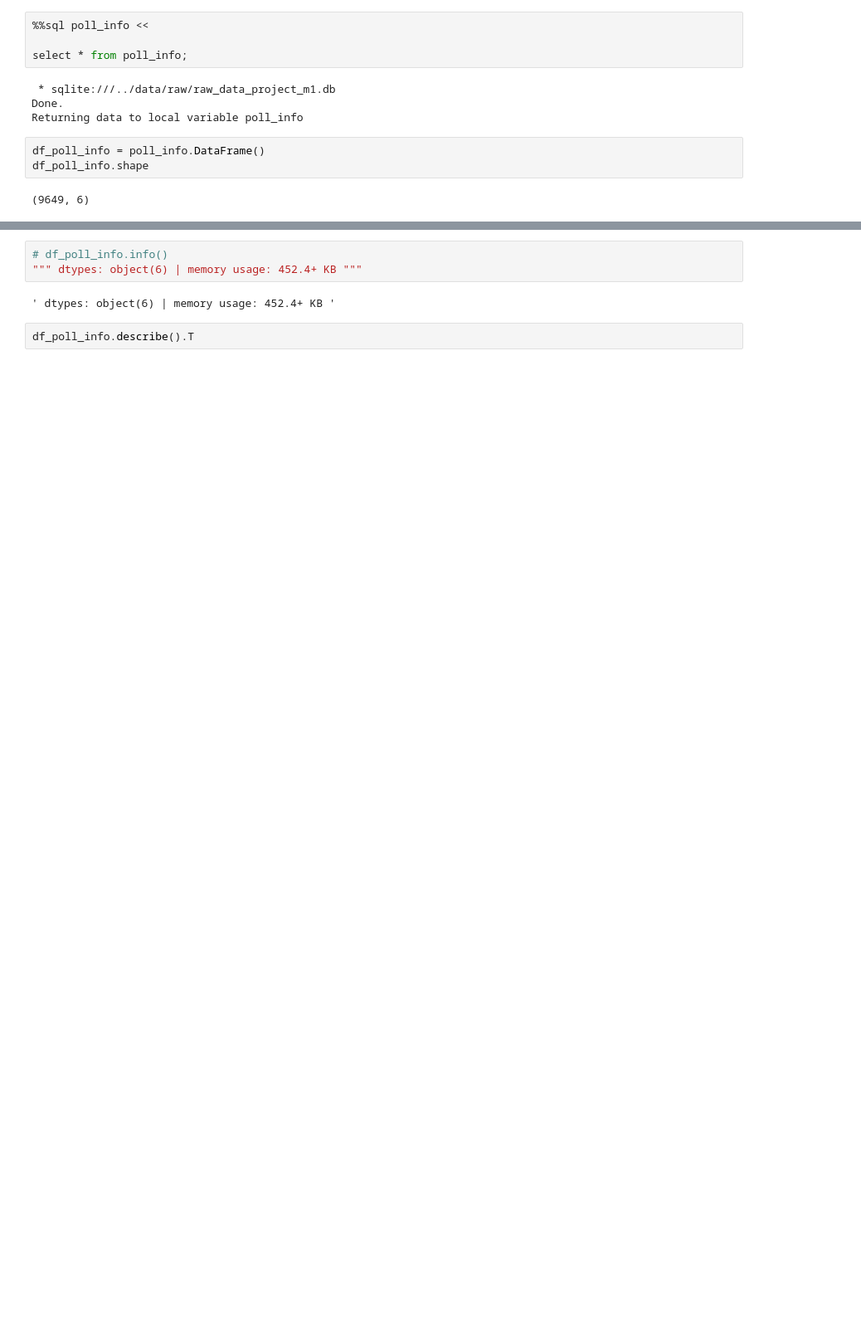
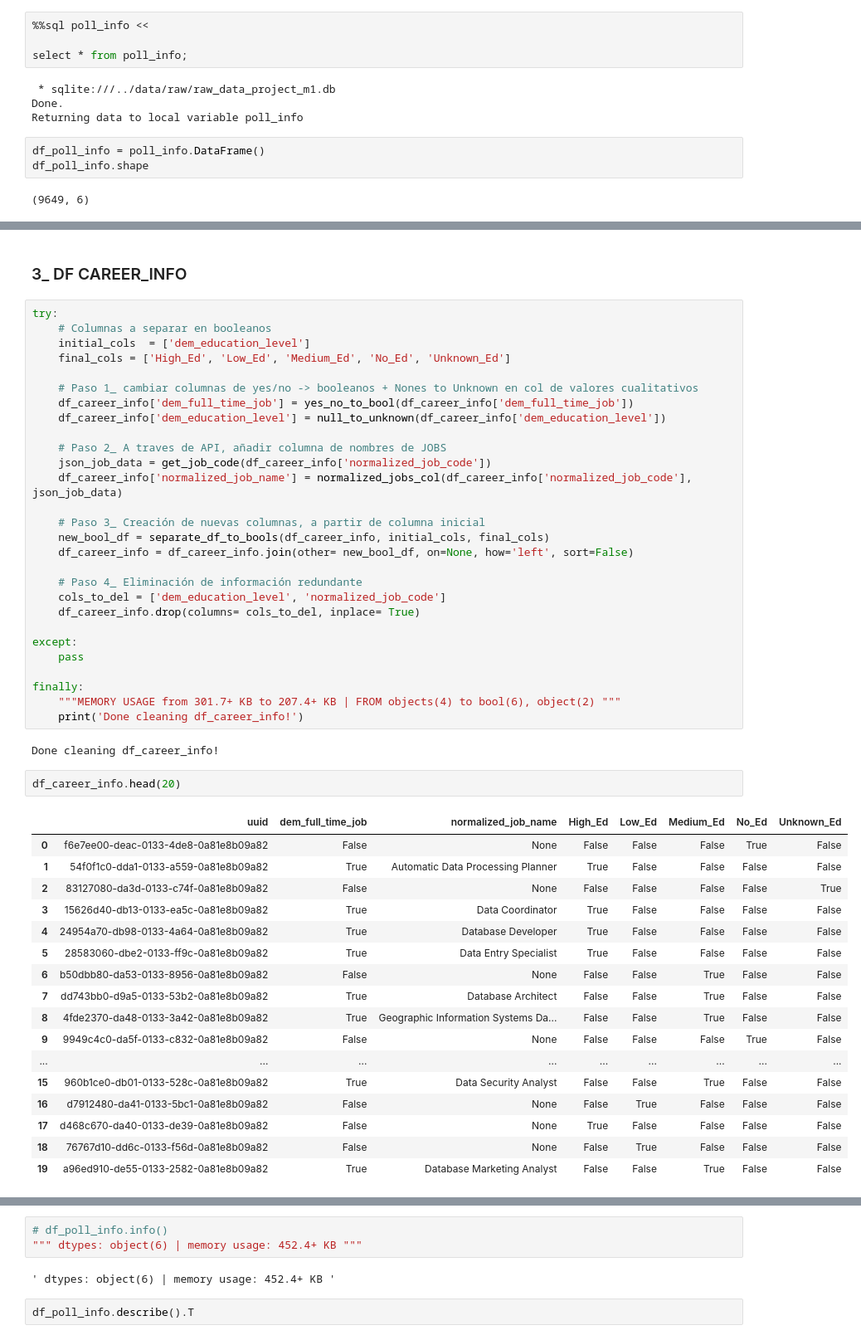
Before and after one commit to LAMDAMielgo/European_DataJobs_Poll, a Jupyter notebook: notebooks/acquisition.ipynb, the cells around one changed output, grey strips where cells are left out. Shown: that part at 83% size. Saved outputs shown, nothing was run; the diff lists cells and outputs as text; blank space fills up the shorter version.

```diff
--- a/notebooks/acquisition.ipynb
+++ b/notebooks/acquisition.ipynb
@@ -328,0 +434,52 @@ df_poll_info.shape
+# %% [markdown]
+### 3_ DF CAREER_INFO
+# %%
+try:
+    # Columnas a separar en booleanos
+    initial_cols  = ['dem_education_level']
+    final_cols = ['High_Ed', 'Low_Ed', 'Medium_Ed', 'No_Ed', 'Unknown_Ed']
+
+    # Paso 1_ cambiar columnas de yes/no -> booleanos + Nones to Unknown en col de valores cualitativos
+    df_career_info['dem_full_time_job'] = yes_no_to_bool(df_career_info['dem_full_time_job'])
+    df_career_info['dem_education_level'] = null_to_unknown(df_career_info['dem_education_level'])
+
+    # Paso 2_ A traves de API, añadir columna de nombres de JOBS
+    json_job_data = get_job_code(df_career_info['normalized_job_code'])
+    df_career_info['normalized_job_name'] = normalized_jobs_col(df_career_info['normalized_job_code'], json_job_data)
+
+    # Paso 3_ Creación de nuevas columnas, a partir de columna inicial
+    new_bool_df = separate_df_to_bools(df_career_info, initial_cols, final_cols)
+    df_career_info = df_career_info.join(other= new_bool_df, on=None, how='left', sort=False)
+
+    # Paso 4_ Eliminación de información redundante
+    cols_to_del = ['dem_education_level', 'normalized_job_code']
+    df_career_info.drop(columns= cols_to_del, inplace= True)
+
+except:
+    pass
+
+finally:
+    """MEMORY USAGE from 301.7+ KB to 207.4+ KB | FROM objects(4) to bool(6), object(2) """
+    print('Done cleaning df_career_info!')
+# %% [output]
+Done cleaning df_career_info!
+# %%
+df_career_info.head(20)
+# %% [output]
+|  | uuid | dem_full_time_job | normalized_job_name | High_Ed | Low_Ed | Medium_Ed | No_Ed | Unknown_Ed |
+| 0 | f6e7ee00-deac-0133-4de8-0a81e8b09a82 | False | None | False | False | False | True | False |
+| 1 | 54f0f1c0-dda1-0133-a559-0a81e8b09a82 | True | Automatic Data Processing Planner | True | False | False | False | False |
+| 2 | 83127080-da3d-0133-c74f-0a81e8b09a82 | False | None | False | False | False | False | True |
+| 3 | 15626d40-db13-0133-ea5c-0a81e8b09a82 | True | Data Coordinator | True | False | False | False | False |
+| 4 | 24954a70-db98-0133-4a64-0a81e8b09a82 | True | Database Developer | True | False | False | False | False |
+| 5 | 28583060-dbe2-0133-ff9c-0a81e8b09a82 | True | Data Entry Specialist | True | False | False | False | False |
+| 6 | b50dbb80-da53-0133-8956-0a81e8b09a82 | False | None | False | False | True | False | False |
+| 7 | dd743bb0-d9a5-0133-53b2-0a81e8b09a82 | True | Database Architect | False | False | True | False | False |
+| 8 | 4fde2370-da48-0133-3a42-0a81e8b09a82 | True | Geographic Information Systems Da... | False | False | True | False | False |
+| 9 | 9949c4c0-da5f-0133-c832-0a81e8b09a82 | False | None | False | False | False | True | False |
+| ... | ... | ... | ... | ... | ... | ... | ... | ... |
+| 15 | 960b1ce0-db01-0133-528c-0a81e8b09a82 | True | Data Security Analyst | False | False | True | False | False |
+| 16 | d7912480-da41-0133-5bc1-0a81e8b09a82 | False | None | False | True | False | False | False |
+| 17 | d468c670-da40-0133-de39-0a81e8b09a82 | False | None | True | False | False | False | False |
+| 18 | 76767d10-dd6c-0133-f56d-0a81e8b09a82 | False | None | False | True | False | False | False |
+| 19 | a96ed910-de55-0133-2582-0a81e8b09a82 | True | Database Marketing Analyst | False | False | True | False | False |
```
Also changed, not shown: parts of 54 cells of this notebook.
